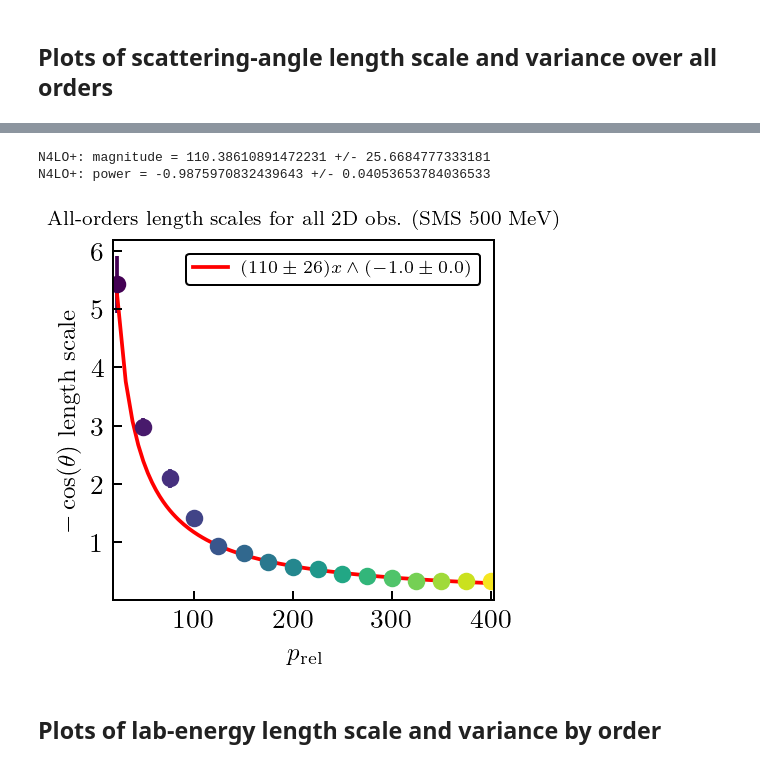
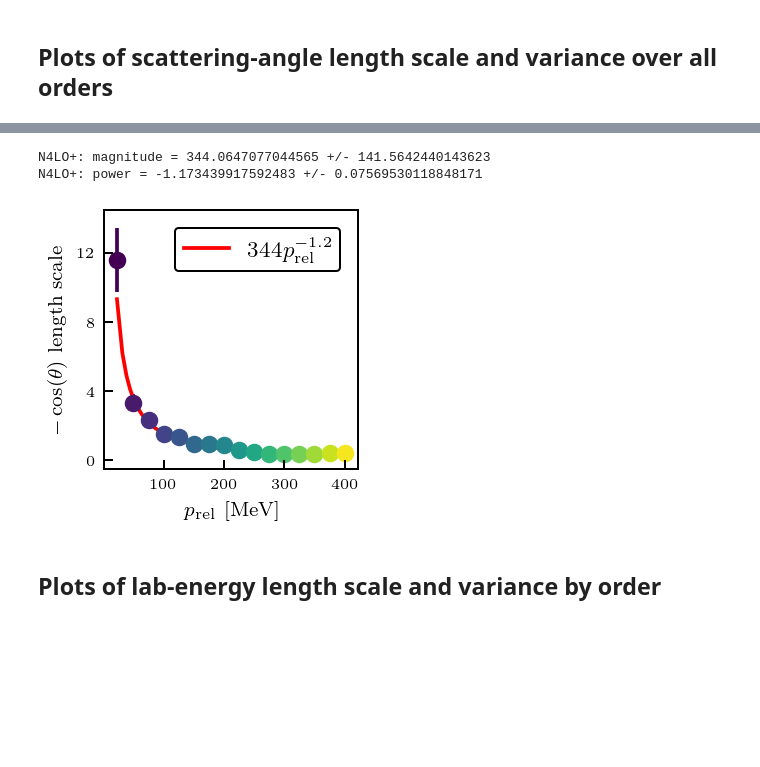
Before and after one commit to buqeye/modern_nn_potentials, a Jupyter notebook: notebooks/paper_figures_2.ipynb, the cells around one changed output, grey strips where cells are left out. Saved outputs shown, nothing was run; the diff lists cells and outputs as text; code cells hidden in the pictures; blank space fills up the shorter version.

```diff
--- a/notebooks/paper_figures_2.ipynb
+++ b/notebooks/paper_figures_2.ipynb
@@ -1658,16 +940,17 @@ LsDegVariable = RandomVariable(var=ls_deg_vals,
 variables_array = np.array([LsDegVariable])
 # variables_array = np.array([CbarVariable, LsDegVariable])
 
-# plot_obs_list = [[obs_data_name]]
-# obs_name_grouped_list = [obs_data_name]
-# obs_labels_grouped_list = [obs_data_label]
-# mesh_cart_grouped_list = [[mesh_cart_tlabslice]]
+# selects which observables to include and what to call them
+plot_obs_list = [[obs_data_name]]
+obs_name_grouped_list = [obs_data_name]
+obs_labels_grouped_list = [obs_data_label]
+mesh_cart_grouped_list = [[mesh_cart_tlabslice]]
 # # ALLOBS for angle input spaces
-plot_obs_list = [["DSG", "D", "AXX", "AYY", "A", "AY"]]
-obs_name_grouped_list = ["ALLOBS"]
-obs_labels_grouped_list = ["all 2D obs."]
-mesh_cart_grouped_list = [[mesh_cart_tlabslice, mesh_cart_tlabslice, mesh_cart_tlabslice,
-                          mesh_cart_tlabslice, mesh_cart_tlabslice, mesh_cart_tlabslice, ]]
+# plot_obs_list = [["DSG", "D", "AXX", "AYY", "A", "AY"]]
+# obs_name_grouped_list = ["ALLOBS"]
+# obs_labels_grouped_list = ["all 2D obs."]
+# mesh_cart_grouped_list = [[mesh_cart_tlabslice, mesh_cart_tlabslice, mesh_cart_tlabslice,
+#                           mesh_cart_tlabslice, mesh_cart_tlabslice, mesh_cart_tlabslice, ]]
 
 # creates a new ratio and log_likelihood function
 def ratio_fn_new(X, p_grid_train, p_param, p_shape, Q_param, mpi_var, p, lambda_var,
@@ -1876,15 +1159,24 @@ def power(x, a, b):
 
 for ss_idx in range(len(ScaleSchemeQ_list)):
     # create figure with n_orders subplots
-    fig_tlab_ls_all, axs_tlab_ls_all = plt.subplots(1, 1, sharex = True, sharey=True,
-                                                    figsize=(2.8, 2.8))
+    fig_tlab_ls_all, axs_tlab_ls_all = plt.subplots(1, 1, sharex = True, sharey = True,
+                                                    figsize=(2.0, 2.0))
 
-    axs_tlab_ls_all.set_xlabel(t_lab_label, size = 10)
-    axs_tlab_ls_all.set_ylabel(degrees_label + ' length scale', size = 10)
-    axs_tlab_ls_all.set_title('All-orders length scales for ' + obs_labels_grouped_list[0] \
-                + " (" + ScaleScheme.potential_string +  " " +
-                ScaleScheme.cutoff_string.replace("p", ".").replace("MeV", " MeV").replace("fm", " fm") + ")"\
-                , size = 8)
+    # sets the axis limits, labels, and ticks
+    axs_tlab_ls_all.set_xlim(0, 423)
+    axs_tlab_ls_all.set_xlabel(t_lab_label + ' [MeV]', size = 8)
+    axs_tlab_ls_all.set_xticks(ticks = [100, 200, 300, 400],
+               labels = [100, 200, 300, 400],
+               fontsize=6)
+    axs_tlab_ls_all.set_ylim(-0.5, 14.5)
+    axs_tlab_ls_all.set_ylabel(degrees_label + ' length scale', size = 8)
+    axs_tlab_ls_all.set_yticks(ticks = [0, 4, 8, 12],
+               labels = [0, 4, 8, 12],
+               fontsize=6)
+#     axs_tlab_ls_all.set_title('All-orders length scales for ' + obs_labels_grouped_list[0] \
+#                 + " (" + ScaleScheme.potential_string +  " " +
+#                 ScaleScheme.cutoff_string.replace("p", ".").replace("MeV", " MeV").replace("fm", " fm") + ")"\
+#                 , size = 8)
     # axs_tlab_ls_all.semilogx()
     # axs_tlab_ls_all.semilogy()
 
@@ -1899,42 +1191,39 @@ for ss_idx in range(len(ScaleSchemeQ_list)):
             axs_tlab_ls_all.errorbar(t,
                         axs_tlab_ls_all_array[np.isin(t_lab_subset, t)],
                         yerr = axs_tlab_ls_all_stddev_array[np.isin(t_lab_subset, t)],
                         c = mpl.cm.ScalarMappable(norm=norm_tlab, cmap=cmap_tlab).to_rgba(t),
                         fmt = 'o',
                        zorder = o_idx)
 
         # fits the points to a power law
         popt, pcov = curve_fit(power, t_lab_subset,
                                             axs_tlab_ls_all_array,
                                             sigma = axs_tlab_ls_all_stddev_array,
                                              )
 
         # plots the line of best fit
         axs_tlab_ls_all.plot(t_lab_input,
                     power(t_lab_input, popt[0], popt[1]),
                     color = "red",
-                    label = rf"$({popt[0]:2.0f} \pm {np.sqrt(pcov[0, 0]):2.0f}) x \wedge ({popt[1]:1.1f} \pm {np.sqrt(pcov[1, 1]):1.1f})$",
+#                     label = rf"$({popt[0]:2.0f} \pm {np.sqrt(pcov[0, 0]):2.0f}) x \wedge ({popt[1]:1.1f} \pm {np.sqrt(pcov[1, 1]):1.1f})$",
+                    label = rf"${popt[0]:2.0f} p_{{\mathrm{{rel}}}}^{{{popt[1]:1.1f}}}$",
                     zorder = o_idx)
         # prints the best fit values
         print(orders_names_dict[len(ScaleSchemeQ_list[ss_idx].orders_full) - orders_ell + o_idx + 1] + ": magnitude = " + str(popt[0]) + " +/- " + str(np.sqrt(pcov[0, 0])))
         print(orders_names_dict[len(ScaleSchemeQ_list[ss_idx].orders_full) - orders_ell + o_idx + 1] + ": power = " + str(popt[1]) + " +/- " + str(np.sqrt(pcov[1, 1])) + "\n")
 
-    axs_tlab_ls_all.set_xlim(left = np.min(t_lab_subset) - 0.01 * (np.max(t_lab_subset) - np.min(t_lab_subset)),
-                         right = np.max(t_lab_subset) + 0.01 * (np.max(t_lab_subset) - np.min(t_lab_subset)))
-    axs_tlab_ls_all.legend(fontsize = 7, loc = 'upper right')
-    plt.xticks(fontsize=11)
-    plt.yticks(fontsize=11)
+    axs_tlab_ls_all.legend(fontsize = 9, loc = 'upper right')
     fig_tlab_ls_all.tight_layout()
 
     # saves figure
     fig_tlab_ls_all.savefig('figures2/' + 'ls' + '_' + 'tlab_slices' + '_' + 'allorders' + '_' +
                     ScaleScheme.potential_string + ScaleScheme.cutoff_string + '_' +
                     obs_name_grouped_list[0] + '_Q' + Q_type + '_' + p_type + '_' + t_lab_name + '_' +
                     degrees_name)
 # %% [output]
-N4LO+: magnitude = 110.38610891472231 +/- 25.6684777333181
-N4LO+: power = -0.9875970832439643 +/- 0.04053653784036533
+N4LO+: magnitude = 344.0647077044565 +/- 141.5642440143623
+N4LO+: power = -1.173439917592483 +/- 0.07569530118848171
-[figure, old version]
+[figure, new version]
 # %% [markdown]
 ## Plots of lab-energy length scale and variance by order
 # %%
```
Also changed, not shown: parts of 34 cells of this notebook, 4 other files.
